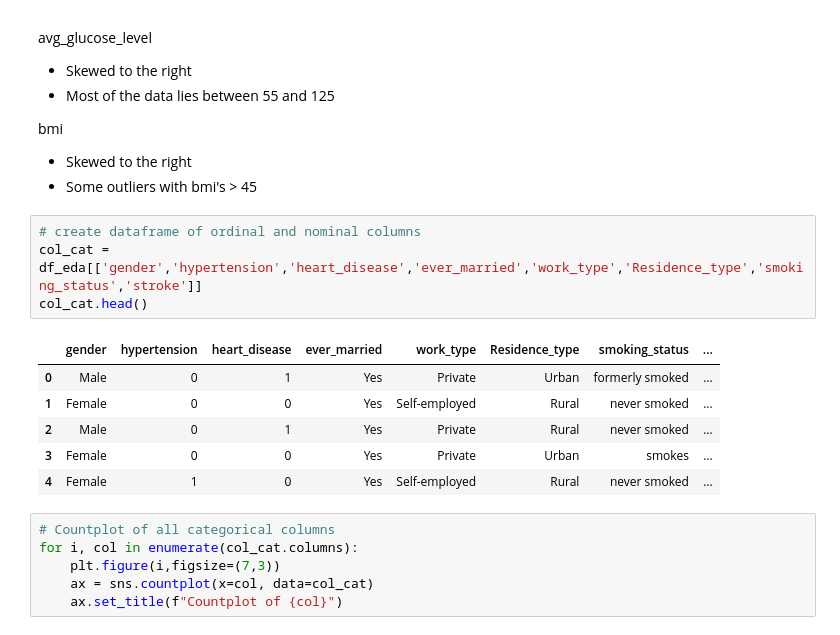
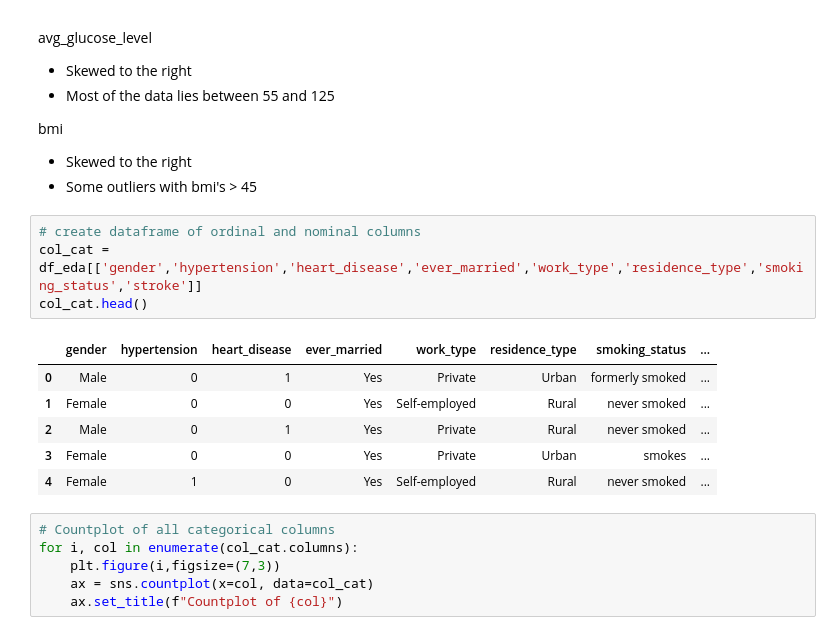
Before and after one commit to Carla9711/Machine-Learning---Classification, a Jupyter notebook: Machine_Learning_Classification.ipynb, the cells around one changed output. Saved outputs shown, nothing was run; the diff lists cells and outputs as text.

```diff
--- a/Machine_Learning_Classification.ipynb
+++ b/Machine_Learning_Classification.ipynb
@@ -321,10 +329,10 @@ bmi
   * Some outliers with bmi's > 45
 # %%
 # create dataframe of ordinal and nominal columns
-col_cat = df_eda[['gender','hypertension','heart_disease','ever_married','work_type','Residence_type','smoking_status','stroke']]
+col_cat = df_eda[['gender','hypertension','heart_disease','ever_married','work_type','residence_type','smoking_status','stroke']]
 col_cat.head()
 # %% [output]
-|  | gender | hypertension | heart_disease | ever_married | work_type | Residence_type | smoking_status | ... |
+|  | gender | hypertension | heart_disease | ever_married | work_type | residence_type | smoking_status | ... |
 | 0 | Male | 0 | 1 | Yes | Private | Urban | formerly smoked | ... |
 | 1 | Female | 0 | 0 | Yes | Self-employed | Rural | never smoked | ... |
 | 2 | Male | 0 | 1 | Yes | Private | Rural | never smoked | ... |
```
Also changed, not shown: parts of 41 cells of this notebook.
